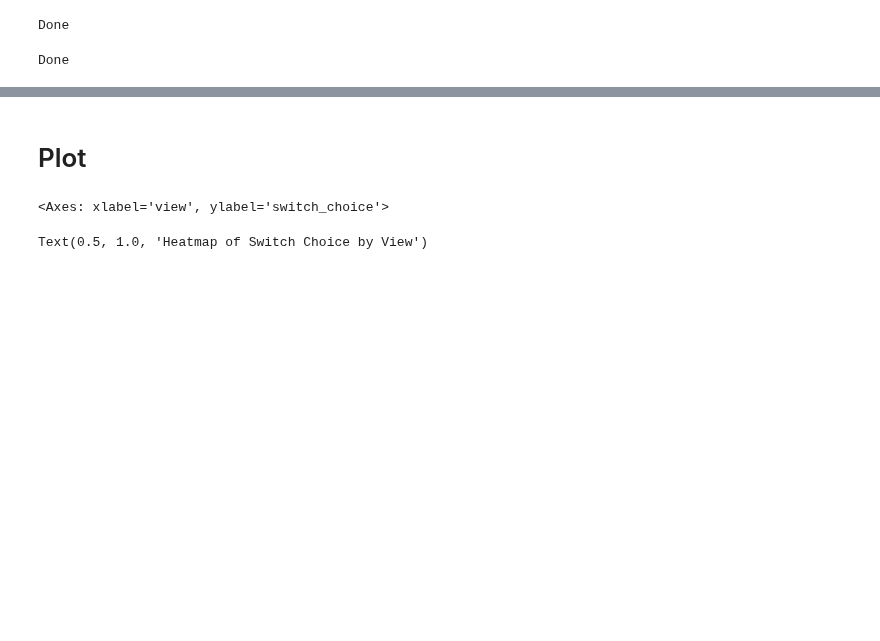
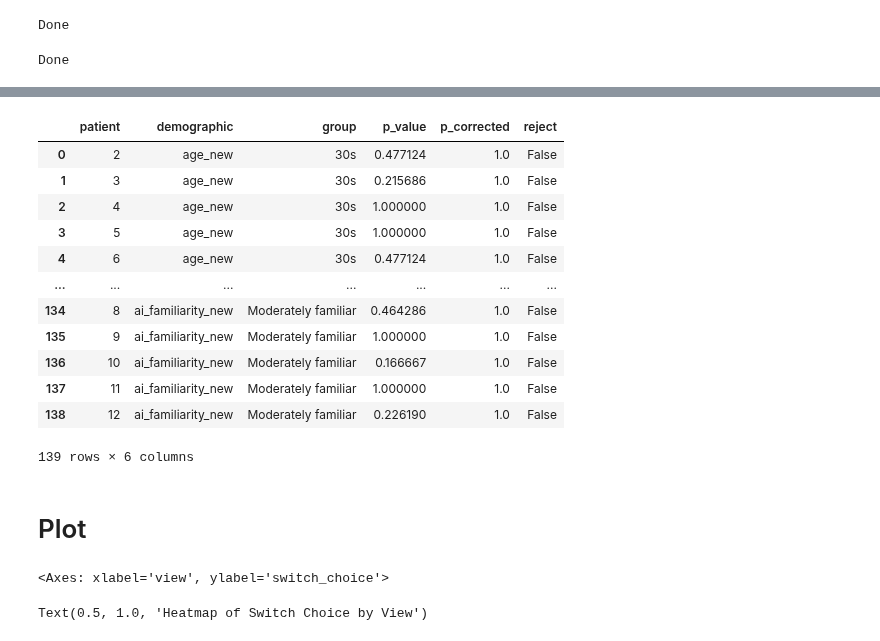
Before and after one commit to WilliamBolton/cdss_demo, a Jupyter notebook: cdss_1/cdss_1/analysis/decision_analysis.ipynb, the cells around one changed output, grey strips where cells are left out. Drawn from its saved outputs; the diff is of its cells as text; code cells hidden in the pictures; blank space fills up the shorter version.

```diff
--- a/cdss_1/cdss_1/analysis/decision_analysis.ipynb
+++ b/cdss_1/cdss_1/analysis/decision_analysis.ipynb
@@ -513,3 +790,51 @@ Done
+# %%
+from statsmodels.stats.multitest import multipletests
+
+# Create an empty list to store results
+results = []
+
+# Loop through each demographic and subgroup as before
+demographic_list = ['age_new', 'sex_new', 'medical_speciality_new', 'grade_new', 'ai_familiarity_new']
+for demographic in demographic_list:
+    for group in all_choices[demographic].unique():
+        if pd.notnull(group):  # better practice than 'if group == group'
+            for patient in all_choices['patient'].unique():
+                subset_df = all_choices[(all_choices['patient'] == patient) & (all_choices[demographic] == group)]
+                contingency_table = pd.crosstab(subset_df['view'], subset_df['switch_choice'])
+
+                # Check if the table is 2x2, otherwise skip
+                if contingency_table.shape == (2, 2):
+                    _, p = fisher_exact(contingency_table)
+                    results.append({
+                        'patient': patient,
+                        'demographic': demographic,
+                        'group': group,
+                        'p_value': p
+                    })
+
+# Convert results to a DataFrame
+results_df = pd.DataFrame(results)
+
+# Apply a multiple comparison correction, for example Holm-Bonferroni:
+reject, pvals_corrected, _, _ = multipletests(results_df['p_value'], alpha=0.05, method='holm')
+results_df['p_corrected'] = pvals_corrected
+results_df['reject'] = reject
+# %%
+results_df
+# %% [output]
+|  | patient | demographic | group | p_value | p_corrected | reject |
+| 0 | 2 | age_new | 30s | 0.477124 | 1.0 | False |
+| 1 | 3 | age_new | 30s | 0.215686 | 1.0 | False |
+| 2 | 4 | age_new | 30s | 1.000000 | 1.0 | False |
+| 3 | 5 | age_new | 30s | 1.000000 | 1.0 | False |
+| 4 | 6 | age_new | 30s | 0.477124 | 1.0 | False |
+| ... | ... | ... | ... | ... | ... | ... |
+| 134 | 8 | ai_familiarity_new | Moderately familiar | 0.464286 | 1.0 | False |
+| 135 | 9 | ai_familiarity_new | Moderately familiar | 1.000000 | 1.0 | False |
+| 136 | 10 | ai_familiarity_new | Moderately familiar | 0.166667 | 1.0 | False |
+| 137 | 11 | ai_familiarity_new | Moderately familiar | 1.000000 | 1.0 | False |
+| 138 | 12 | ai_familiarity_new | Moderately familiar | 0.226190 | 1.0 | False |
+139 rows × 6 columns
 # %% [markdown]
 # Plot
 # %%
```
Also changed, not shown: parts of 27 cells of this notebook, 2 other files.
